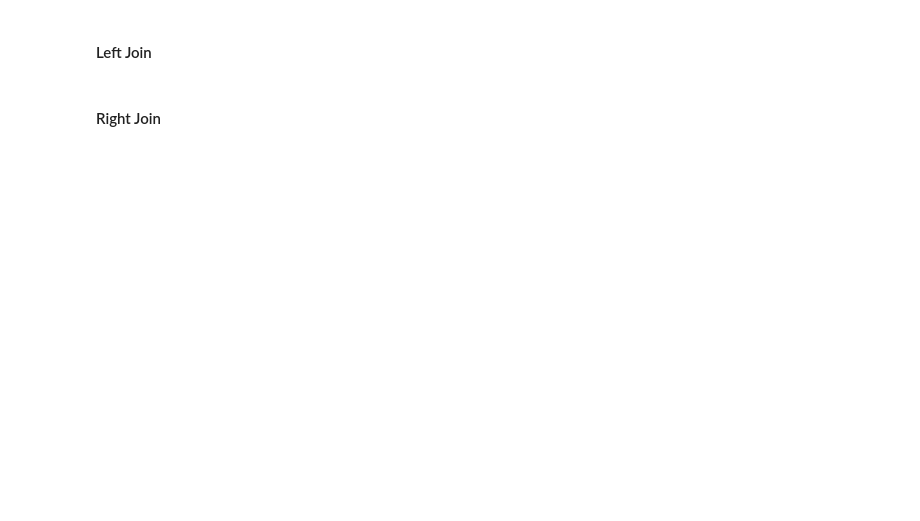
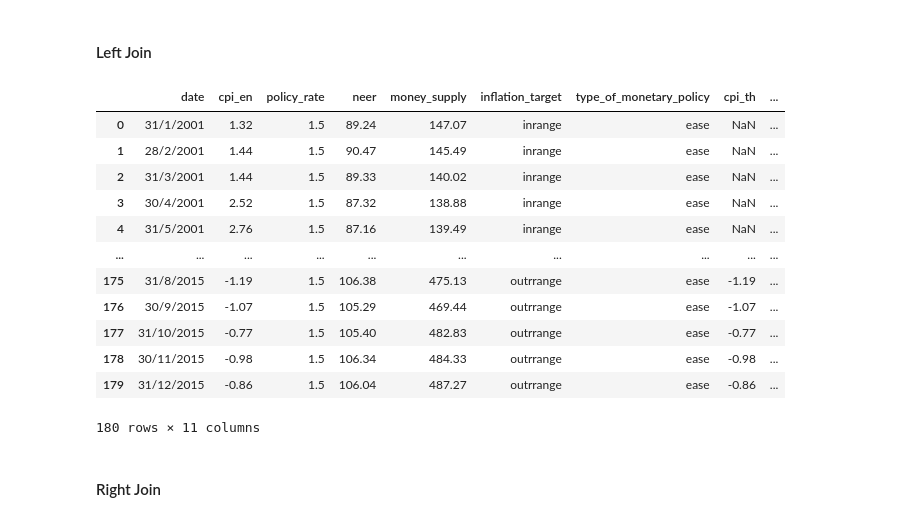
Before and after one commit to neozansr/KMITL-data-science-economic, a Jupyter notebook: lab2DataPreProcessing/data_integration.ipynb, the cells around one changed output. Drawn from its saved outputs; the diff is of its cells as text; code cells hidden in the pictures; blank space fills up the shorter version.

```diff
--- a/lab2DataPreProcessing/data_integration.ipynb
+++ b/lab2DataPreProcessing/data_integration.ipynb
@@ -59,7 +115,21 @@ us_df.merge(th_df, how='outer', on=['date'], suffixes=('_en', '_th'))
 # %% [markdown]
 #### Left Join
 # %%
-us_df.merge(th_df, how='left', on=['date'], suffixes=('_en', '_th'))
+us_df_1.merge(th_df, how='left', on=['date'], suffixes=('_en', '_th'))
+# %% [output]
+|  | date | cpi_en | policy_rate | neer | money_supply | inflation_target | type_of_monetary_policy | cpi_th | ... |
+| 0 | 31/1/2001 | 1.32 | 1.5 | 89.24 | 147.07 | inrange | ease | NaN | ... |
+| 1 | 28/2/2001 | 1.44 | 1.5 | 90.47 | 145.49 | inrange | ease | NaN | ... |
+| 2 | 31/3/2001 | 1.44 | 1.5 | 89.33 | 140.02 | inrange | ease | NaN | ... |
+| 3 | 30/4/2001 | 2.52 | 1.5 | 87.32 | 138.88 | inrange | ease | NaN | ... |
+| 4 | 31/5/2001 | 2.76 | 1.5 | 87.16 | 139.49 | inrange | ease | NaN | ... |
+| ... | ... | ... | ... | ... | ... | ... | ... | ... | ... |
+| 175 | 31/8/2015 | -1.19 | 1.5 | 106.38 | 475.13 | outrrange | ease | -1.19 | ... |
+| 176 | 30/9/2015 | -1.07 | 1.5 | 105.29 | 469.44 | outrrange | ease | -1.07 | ... |
+| 177 | 31/10/2015 | -0.77 | 1.5 | 105.40 | 482.83 | outrrange | ease | -0.77 | ... |
+| 178 | 30/11/2015 | -0.98 | 1.5 | 106.34 | 484.33 | outrrange | ease | -0.98 | ... |
+| 179 | 31/12/2015 | -0.86 | 1.5 | 106.04 | 487.27 | outrrange | ease | -0.86 | ... |
+180 rows × 11 columns
 # %% [markdown]
 #### Right Join
 # %%
```
Also changed, not shown: parts of 34 cells of this notebook, 4 other files.
